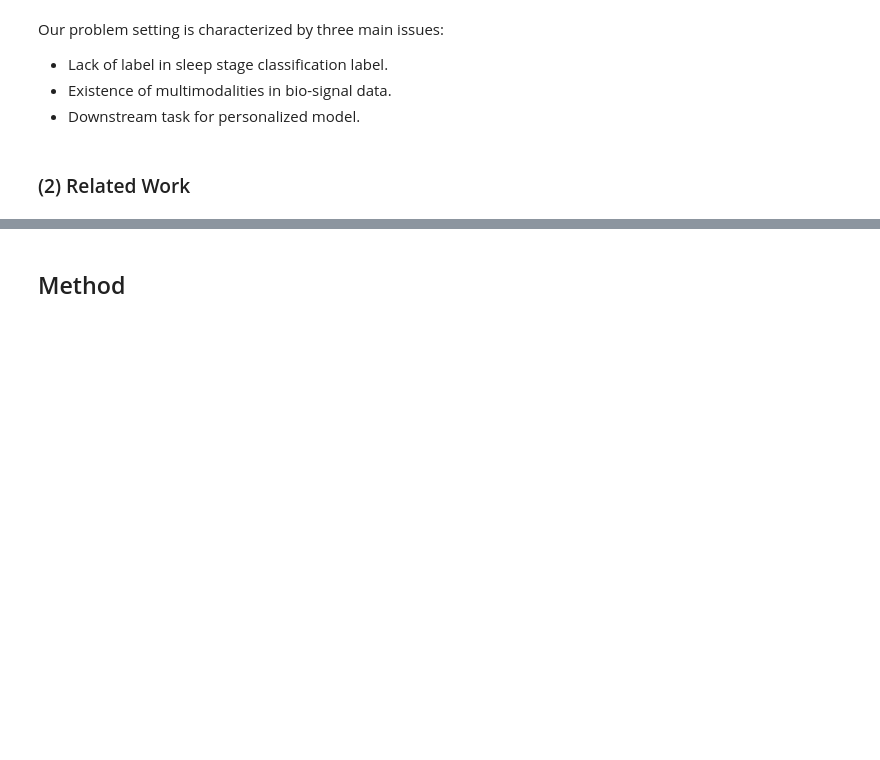
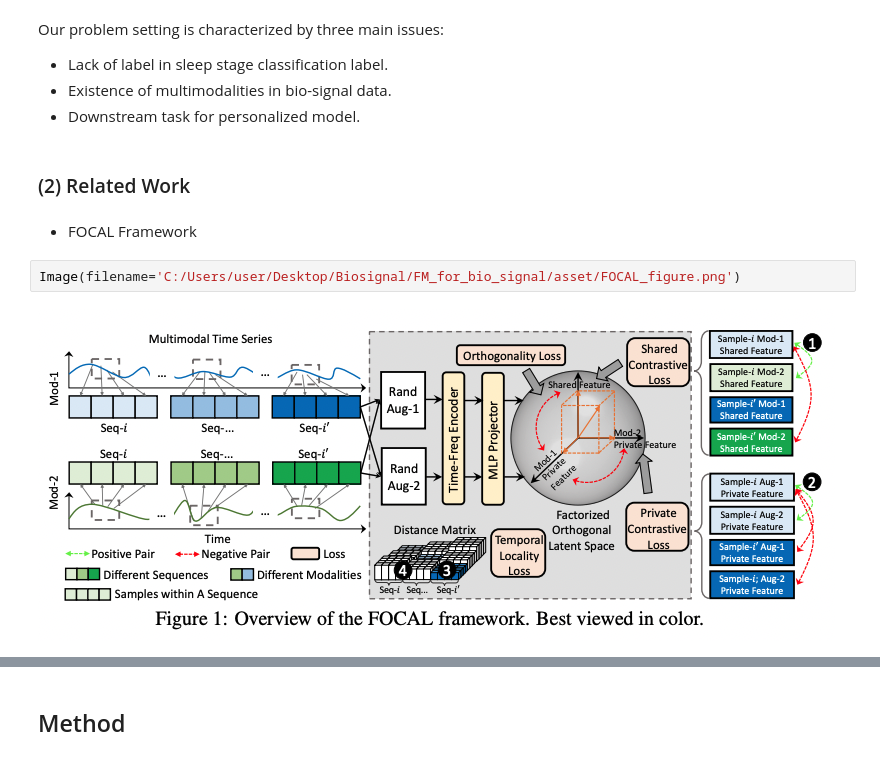
Before and after one commit to sunghwanism/FM_for_bio_signal, a Jupyter notebook: Final_report.ipynb, the cells around one changed output, grey strips where cells are left out. Saved outputs shown, nothing was run; the diff lists cells and outputs as text; blank space fills up the shorter version.

```diff
--- a/Final_report.ipynb
+++ b/Final_report.ipynb
@@ -20,3 +25,9 @@ Our problem setting is characterized by three main issues:
 *  Downstream task for personalized model.
 # %% [markdown]
 ### (2) Related Work
+# %% [markdown]
+- FOCAL Framework
+# %%
+Image(filename='C:/Users/user/Desktop/Biosignal/FM_for_bio_signal/asset/FOCAL_figure.png')
+# %% [output]
+[figure, added]
```
Also changed, not shown: parts of 79 cells of this notebook, 1 other file.
